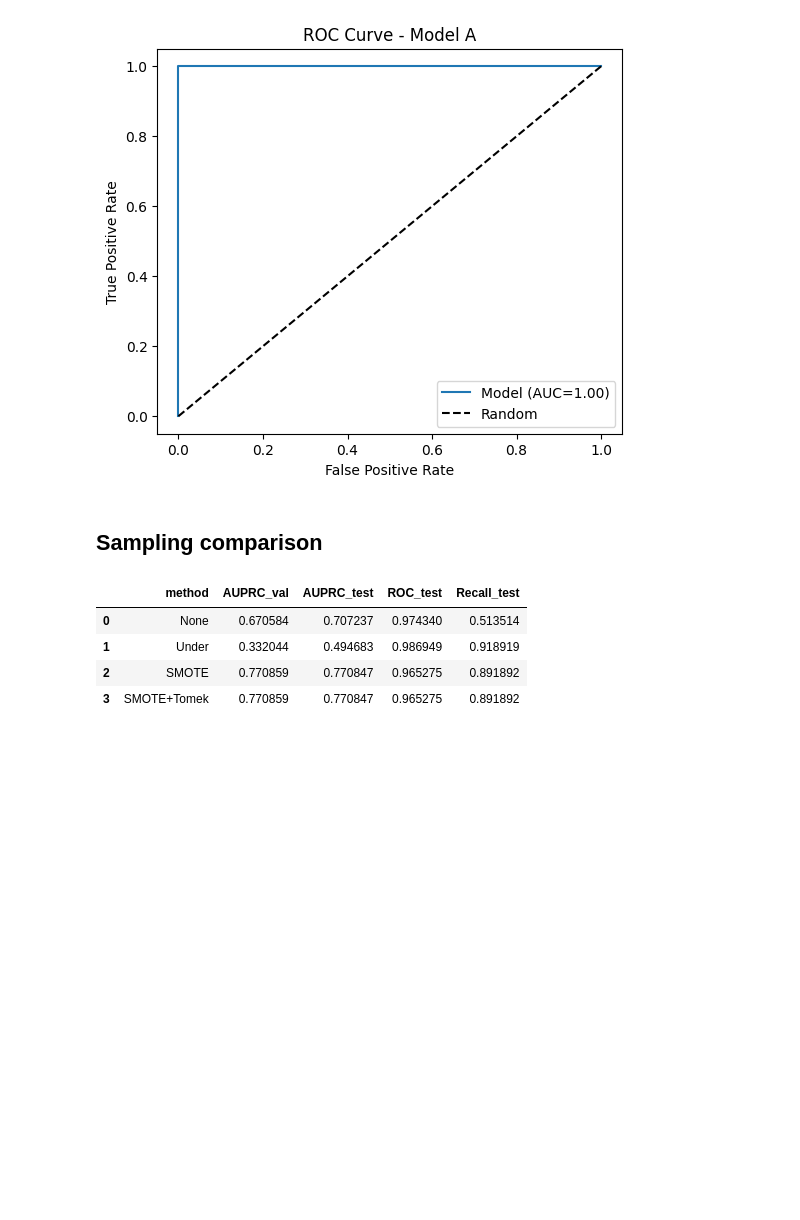
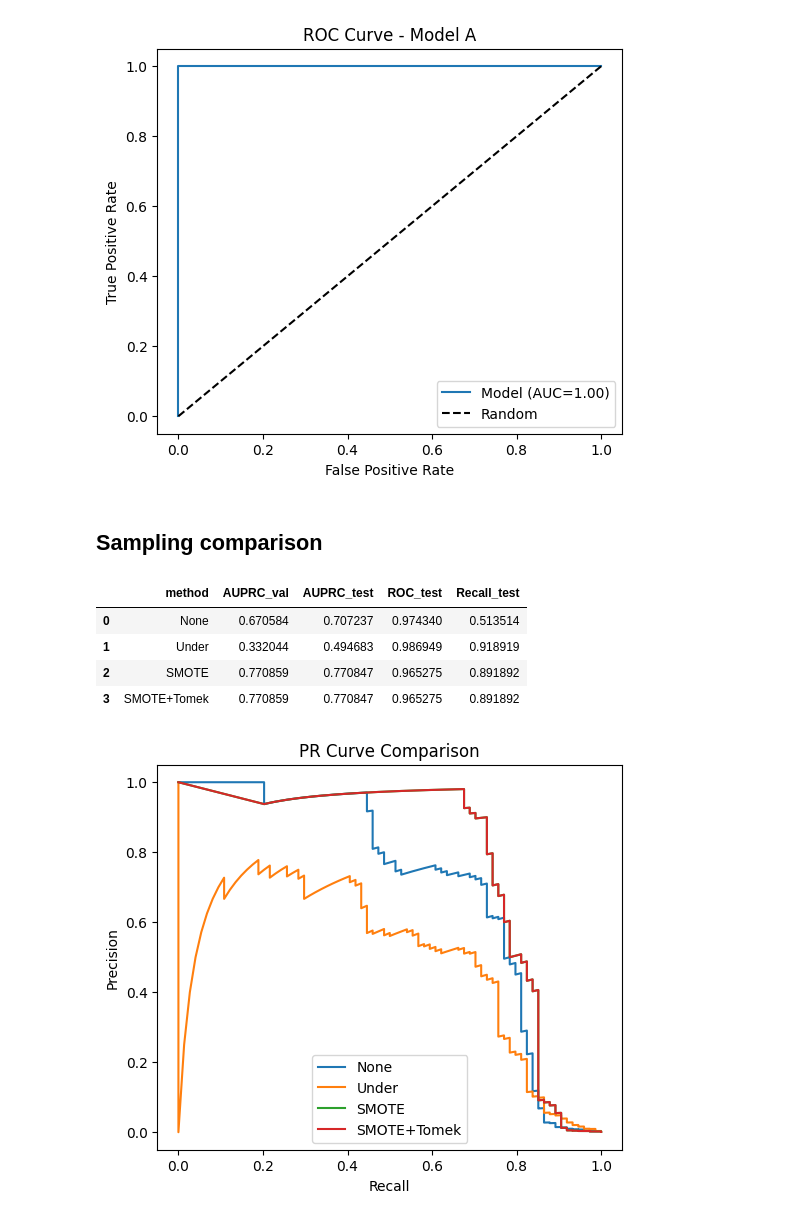
Before and after one commit to NhatHuy61205/Credit-Card-Fraud-Detection-Classification---Imbalanced-, a Jupyter notebook: notebooks/models/Logistic Regression/LR.ipynb, the cells around one changed output. Drawn from its saved outputs; the diff is of its cells as text; code cells hidden in the pictures; blank space fills up the shorter version.

```diff
--- a/notebooks/models/Logistic Regression/LR.ipynb
+++ b/notebooks/models/Logistic Regression/LR.ipynb
@@ -253,3 +282,34 @@ pd.DataFrame(results)
 | 1 | Under | 0.332044 | 0.494683 | 0.986949 | 0.918919 |
 | 2 | SMOTE | 0.770859 | 0.770847 | 0.965275 | 0.891892 |
 | 3 | SMOTE+Tomek | 0.770859 | 0.770847 | 0.965275 | 0.891892 |
+# %%
+from sklearn.metrics import precision_recall_curve
+import matplotlib.pyplot as plt
+
+plt.figure(figsize=(6,5))
+
+for name, sampler in samplers.items():
+    steps = []
+    if sampler is not None:
+        steps.append(("sampler", sampler))
+
+    steps.extend([
+        ("scaler", StandardScaler()),
+        ("model", LogisticRegression(max_iter=1000, random_state=42))
+    ])
+
+    pipe = Pipeline(steps)
+    pipe.fit(X_train, y_train)
+
+    y_score = pipe.predict_proba(X_test)[:,1]
+    precision, recall, _ = precision_recall_curve(y_test, y_score)
+
+    plt.plot(recall, precision, label=name)
+
+plt.xlabel("Recall")
+plt.ylabel("Precision")
+plt.title("PR Curve Comparison")
+plt.legend()
+plt.show()
+# %% [output]
+[figure, added]
```
Also changed, not shown: parts of 9 cells of this notebook, 1 other file.
